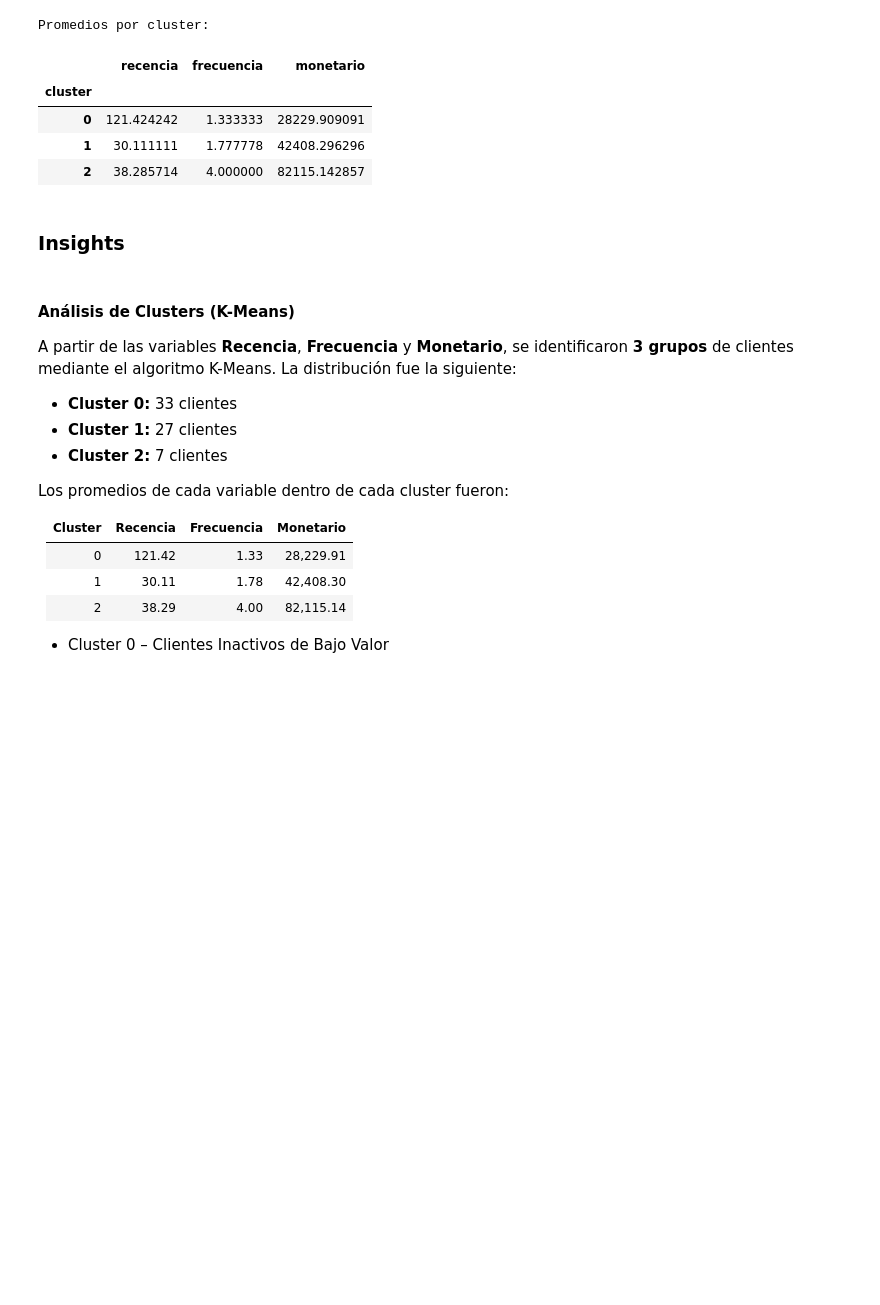
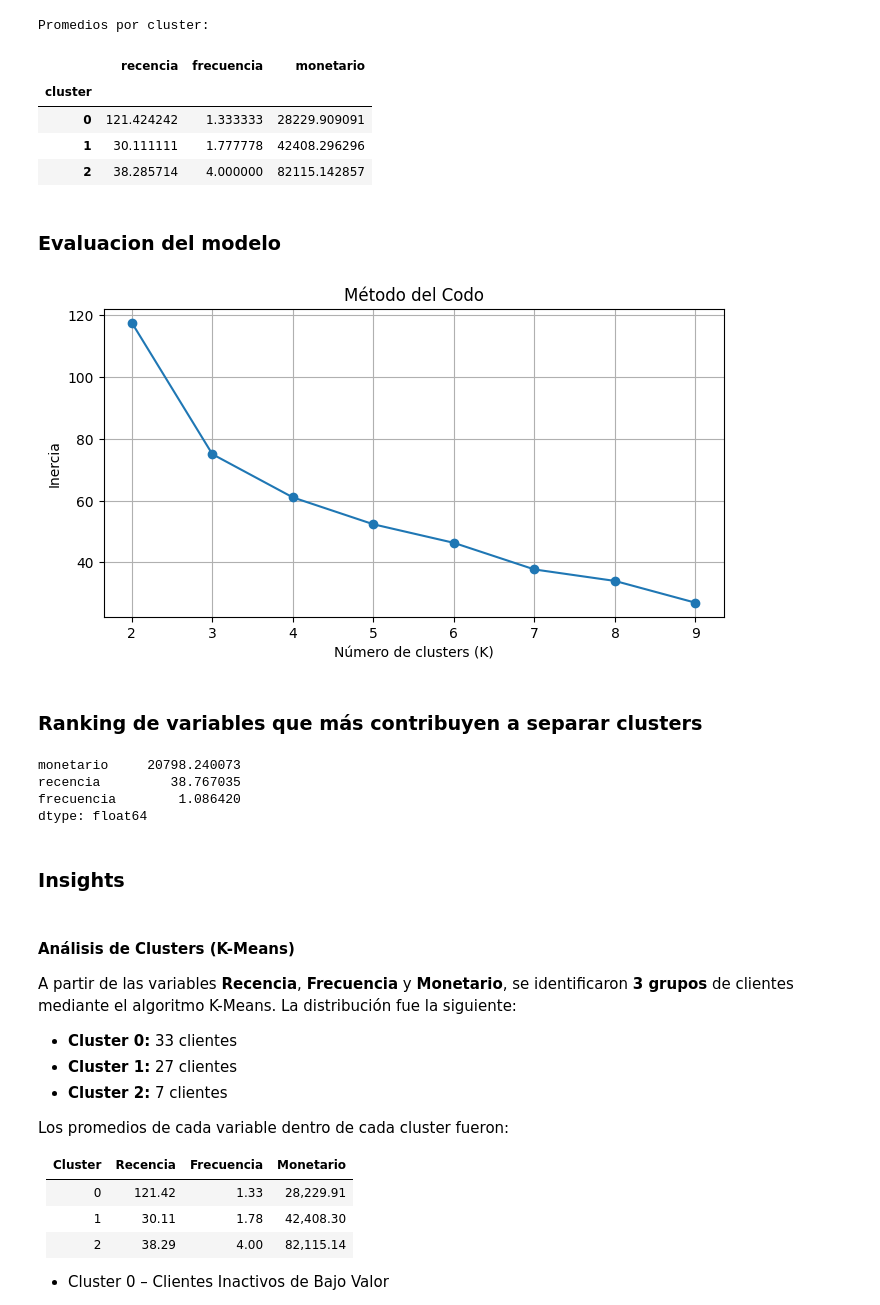
Before and after one commit to DiegoPenalba/ProyectoAurilion, a Jupyter notebook: data.ipynb, the cells around one changed output. Saved outputs shown, nothing was run; the diff lists cells and outputs as text; code cells hidden in the pictures; blank space fills up the shorter version.

```diff
--- a/data.ipynb
+++ b/data.ipynb
@@ -2804,3 +2806,35 @@ Promedios por cluster:
 | 0 | 121.424242 | 1.333333 | 28229.909091 |
 | 1 | 30.111111 | 1.777778 | 42408.296296 |
 | 2 | 38.285714 | 4.000000 | 82115.142857 |
+# %% [markdown]
+### Evaluacion del modelo
+# %%
+inertias = []
+K_range = range(2, 10)
+
+for k in K_range:
+    km = KMeans(n_clusters=k, random_state=15, n_init="auto")
+    km.fit(rfm_scaled)
+    inertias.append(km.inertia_)
+
+plt.figure(figsize=(8,4))
+plt.plot(K_range, inertias, marker="o")
+plt.xlabel("Número de clusters (K)")
+plt.ylabel("Inercia")
+plt.title("Método del Codo")
+plt.grid(True)
+plt.show()
+# %% [output]
+[figure, added]
+# %% [markdown]
+### Ranking de variables que más contribuyen a separar clusters
+# %%
+cent = centroids_unscaled.values
+diff = np.abs(cent - cent.mean(axis=0))
+importance = pd.Series(diff.mean(axis=0), index=["recencia","frecuencia","monetario"])
+importance.sort_values(ascending=False)
+# %% [output]
+monetario     20798.240073
+recencia         38.767035
+frecuencia        1.086420
+dtype: float64
```
Also changed, not shown: parts of 6 cells of this notebook, 1 other file.
